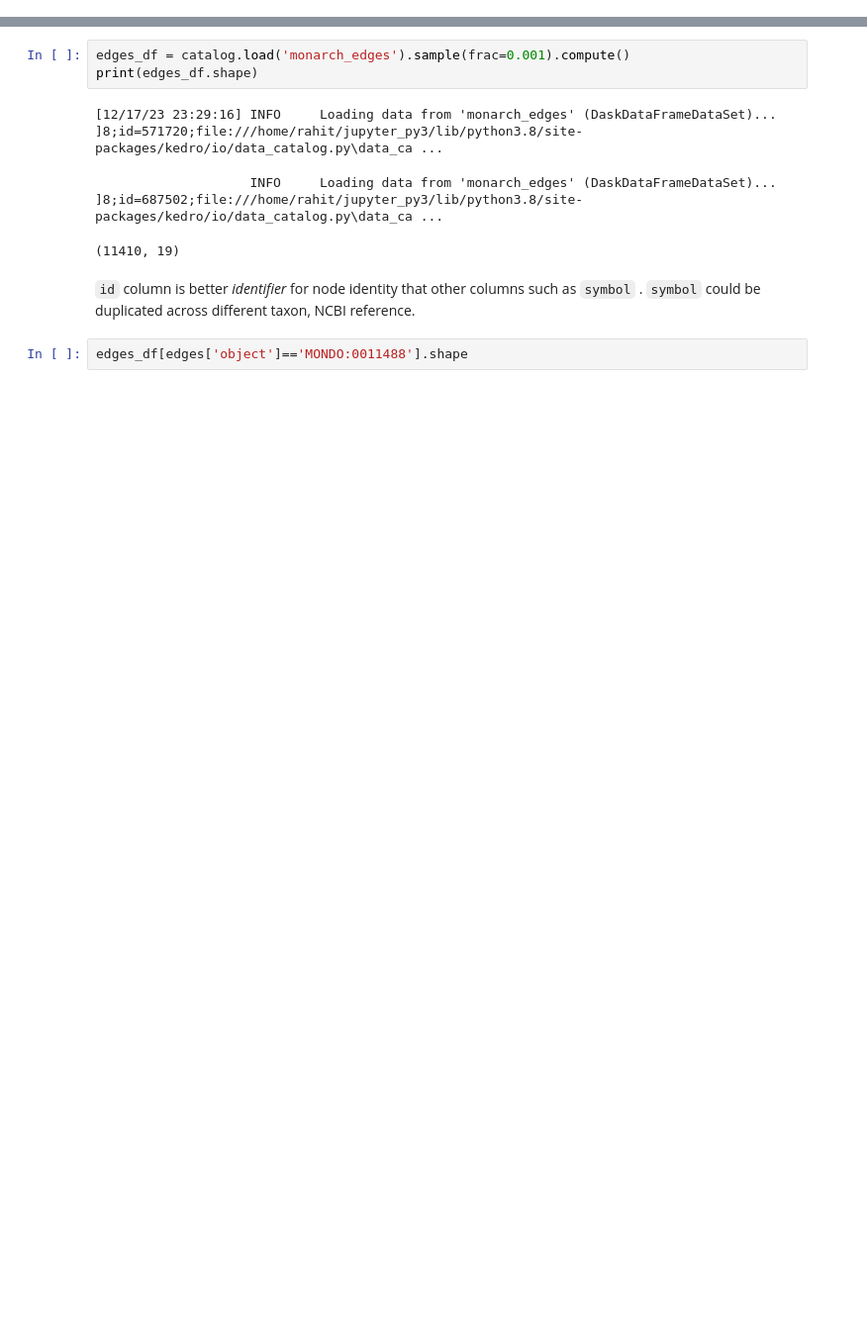
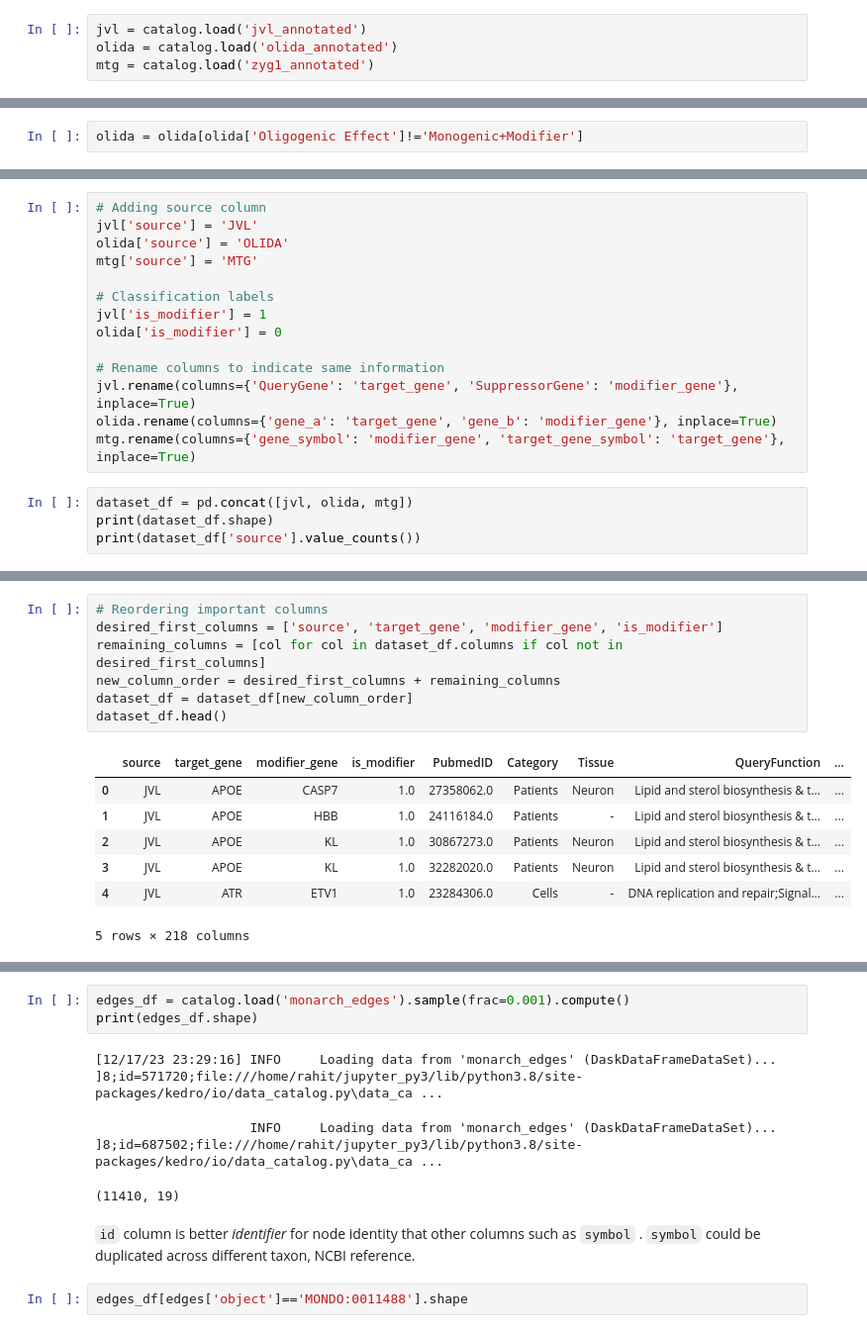
Before and after one commit to MTG-Lab/modspy-data, a Jupyter notebook: notebooks/9_monarch_gnn.ipynb, the cells around one changed output, grey strips where cells are left out. Shown at 99% size. Drawn from its saved outputs; the diff is of its cells as text; blank space fills up the shorter version.

```diff
--- a/notebooks/9_monarch_gnn.ipynb
+++ b/notebooks/9_monarch_gnn.ipynb
@@ -51,3 +57,7 @@ from torch_geometric.nn import GATConv, GraphConv
 # from torch_geometric.loaders import DataLoader, Dataset
 from torch_geometric.data import HeteroData, DataLoader
 from torch_geometric.utils import convert
+# %%
+jvl = catalog.load('jvl_annotated')
+olida = catalog.load('olida_annotated')
+mtg = catalog.load('zyg1_annotated')
@@ -53,0 +71,2 @@ from torch_geometric.utils import convert
+# %%
+olida = olida[olida['Oligogenic Effect']!='Monogenic+Modifier']
@@ -53,0 +81,18 @@ from torch_geometric.utils import convert
+# %%
+# Adding source column
+jvl['source'] = 'JVL'
+olida['source'] = 'OLIDA'
+mtg['source'] = 'MTG'
+
+# Classification labels
+jvl['is_modifier'] = 1
+olida['is_modifier'] = 0
+
+# Rename columns to indicate same information
+jvl.rename(columns={'QueryGene': 'target_gene', 'SuppressorGene': 'modifier_gene'}, inplace=True)
+olida.rename(columns={'gene_a': 'target_gene', 'gene_b': 'modifier_gene'}, inplace=True)
+mtg.rename(columns={'gene_symbol': 'modifier_gene', 'target_gene_symbol': 'target_gene'}, inplace=True)
+# %%
+dataset_df = pd.concat([jvl, olida, mtg])
+print(dataset_df.shape)
+print(dataset_df['source'].value_counts())
@@ -53,0 +141,15 @@ from torch_geometric.utils import convert
+# %%
+# Reordering important columns
+desired_first_columns = ['source', 'target_gene', 'modifier_gene', 'is_modifier']
+remaining_columns = [col for col in dataset_df.columns if col not in desired_first_columns]
+new_column_order = desired_first_columns + remaining_columns
+dataset_df = dataset_df[new_column_order]
+dataset_df.head()
+# %% [output]
+|  | source | target_gene | modifier_gene | is_modifier | PubmedID | Category | Tissue | QueryFunction | ... |
+| 0 | JVL | APOE | CASP7 | 1.0 | 27358062.0 | Patients | Neuron | Lipid and sterol biosynthesis & t... | ... |
+| 1 | JVL | APOE | HBB | 1.0 | 24116184.0 | Patients | - | Lipid and sterol biosynthesis & t... | ... |
+| 2 | JVL | APOE | KL | 1.0 | 30867273.0 | Patients | Neuron | Lipid and sterol biosynthesis & t... | ... |
+| 3 | JVL | APOE | KL | 1.0 | 32282020.0 | Patients | Neuron | Lipid and sterol biosynthesis & t... | ... |
+| 4 | JVL | ATR | ETV1 | 1.0 | 23284306.0 | Cells | - | DNA replication and repair;Signal... | ... |
+5 rows × 218 columns
```
Also changed, not shown: parts of 55 cells of this notebook, 5 other files.
